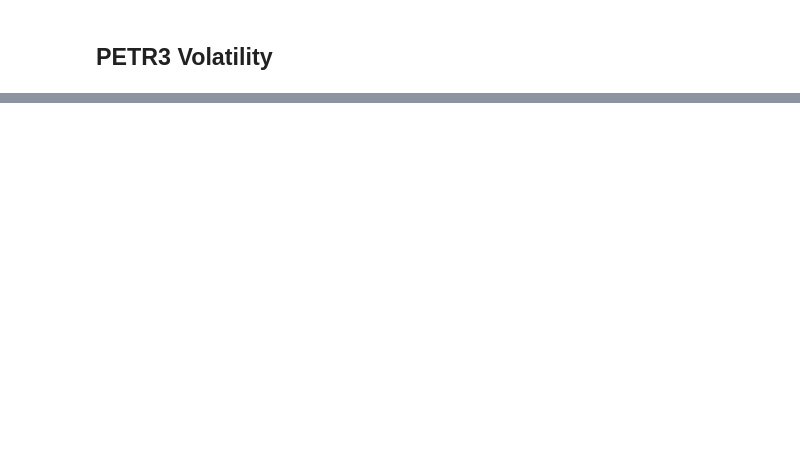
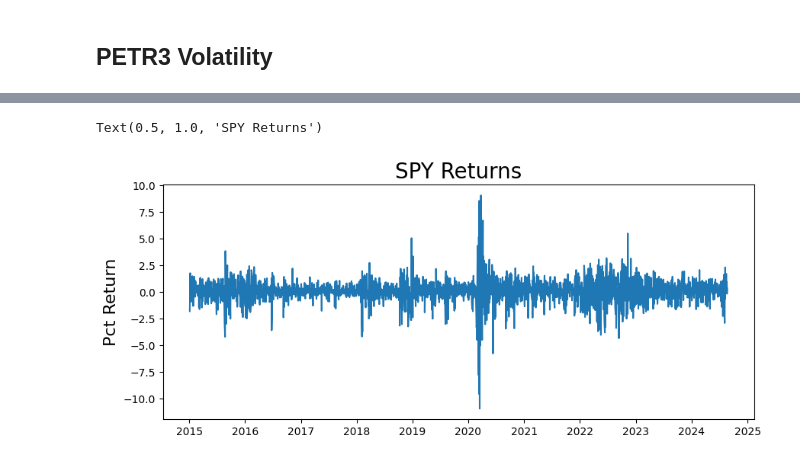
Before and after one commit to guilhermecff/GARCH, a Jupyter notebook: notebook.ipynb, the cells around one changed output, grey strips where cells are left out. Cells and saved outputs as stored; diff of their text form; code cells hidden in the pictures; blank space fills up the shorter version.

```diff
--- a/notebook.ipynb
+++ b/notebook.ipynb
@@ -19,0 +156,10 @@ petr = web.DataReader('PETR3.SA', 'yahoo', start=start, end=end)
+# %%
+returns = 100 * spy.Close.pct_change().dropna()
+# %%
+plt.figure(figsize=(10,4))
+plt.plot(returns)
+plt.ylabel('Pct Return', fontsize=16)
+plt.title('SPY Returns', fontsize=20)
+# %% [output]
+Text(0.5, 1.0, 'SPY Returns')
+[figure, added]
```
Also changed, not shown: parts of 29 cells of this notebook.
